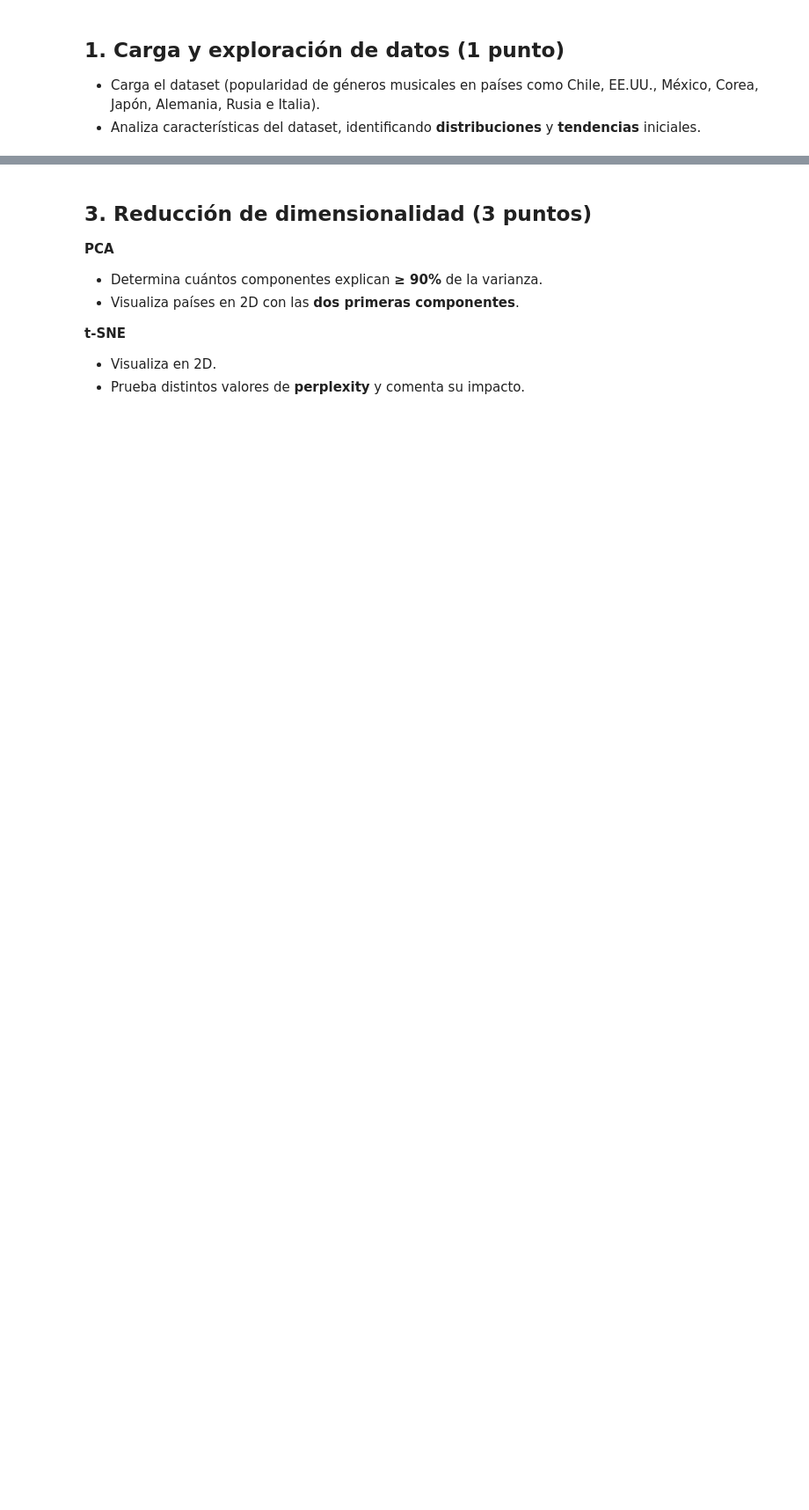
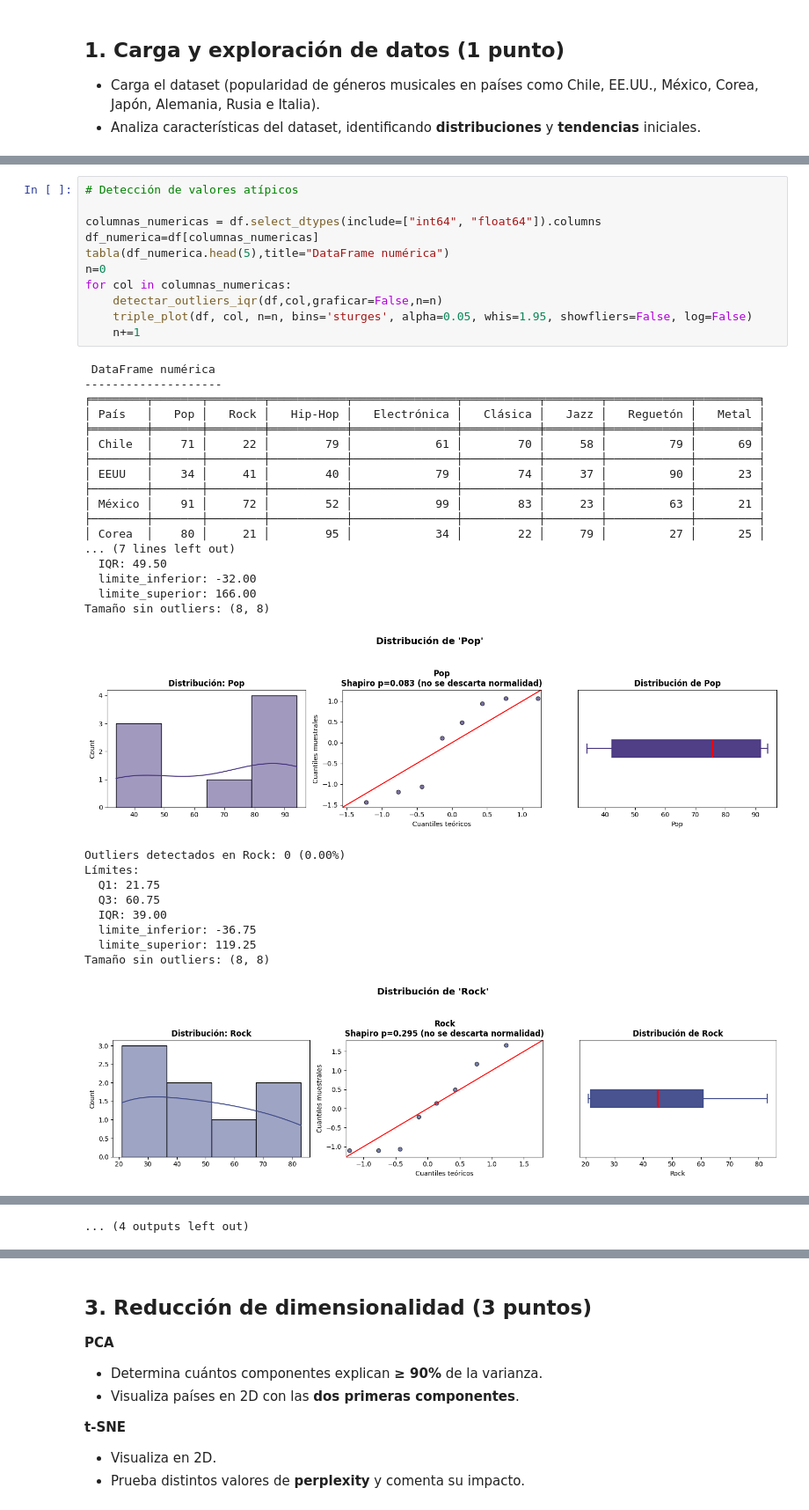
Before and after one commit to Mateo-canales-b/Ciencia_de_datos, a Jupyter notebook: M7/Ev_final_M7.ipynb, the cells around one changed output, grey strips where cells are left out. Shown at 88% size. Saved outputs shown, nothing was run; the diff lists cells and outputs as text; blank space fills up the shorter version.

```diff
--- a/M7/Ev_final_M7.ipynb
+++ b/M7/Ev_final_M7.ipynb
@@ -14,0 +367,39 @@ Trabajas en un centro de investigación de tendencias culturales y te encargan a
+# %%
+# Detección de valores atípicos
+
+columnas_numericas = df.select_dtypes(include=["int64", "float64"]).columns
+df_numerica=df[columnas_numericas]
+tabla(df_numerica.head(5),title="DataFrame numérica")
+n=0
+for col in columnas_numericas:
+    detectar_outliers_iqr(df,col,graficar=False,n=n)
+    triple_plot(df, col, n=n, bins='sturges', alpha=0.05, whis=1.95, showfliers=False, log=False)
+    n+=1
+# %% [output]
+ DataFrame numérica
+--------------------
+╒════════╤═══════╤════════╤═══════════╤═══════════════╤═══════════╤════════╤════════════╤═════════╕
+│ País   │   Pop │   Rock │   Hip-Hop │   Electrónica │   Clásica │   Jazz │   Reguetón │   Metal │
+╞════════╪═══════╪════════╪═══════════╪═══════════════╪═══════════╪════════╪════════════╪═════════╡
+│ Chile  │    71 │     22 │        79 │            61 │        70 │     58 │         79 │      69 │
+├────────┼───────┼────────┼───────────┼───────────────┼───────────┼────────┼────────────┼─────────┤
+│ EEUU   │    34 │     41 │        40 │            79 │        74 │     37 │         90 │      23 │
+├────────┼───────┼────────┼───────────┼───────────────┼───────────┼────────┼────────────┼─────────┤
+│ México │    91 │     72 │        52 │            99 │        83 │     23 │         63 │      21 │
+├────────┼───────┼────────┼───────────┼───────────────┼───────────┼────────┼────────────┼─────────┤
+│ Corea  │    80 │     21 │        95 │            34 │        22 │     79 │         27 │      25 │
+... (7 lines left out)
+  IQR: 49.50
+  limite_inferior: -32.00
+  limite_superior: 166.00
+Tamaño sin outliers: (8, 8)
+[figure, added]
+Outliers detectados en Rock: 0 (0.00%)
+Límites:
+  Q1: 21.75
+  Q3: 60.75
+  IQR: 39.00
+  limite_inferior: -36.75
+  limite_superior: 119.25
+Tamaño sin outliers: (8, 8)
+[figure, added]
@@ -14,0 +442 @@ Trabajas en un centro de investigación de tendencias culturales y te encargan a
+... (4 outputs left out)
```
Also changed, not shown: parts of 23 cells of this notebook.
